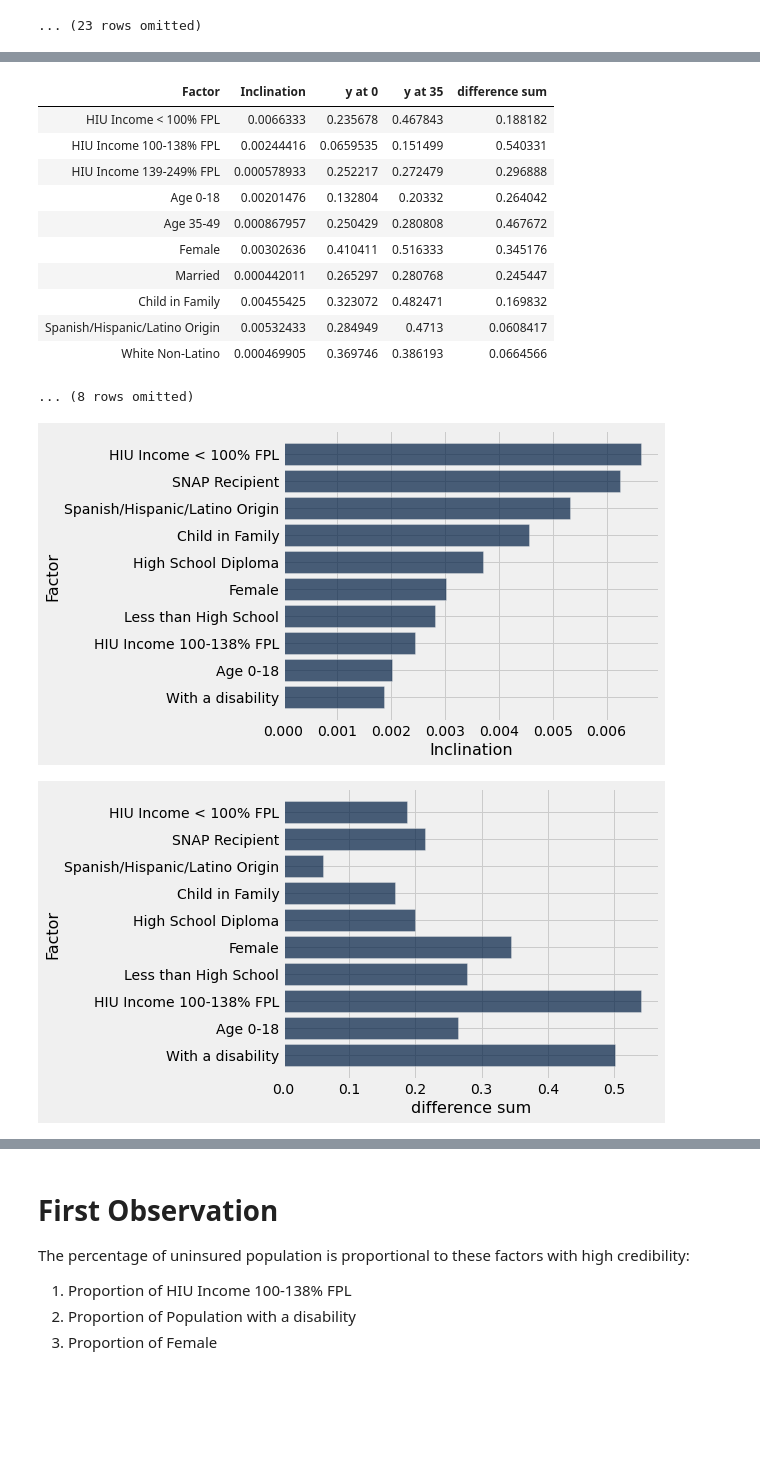
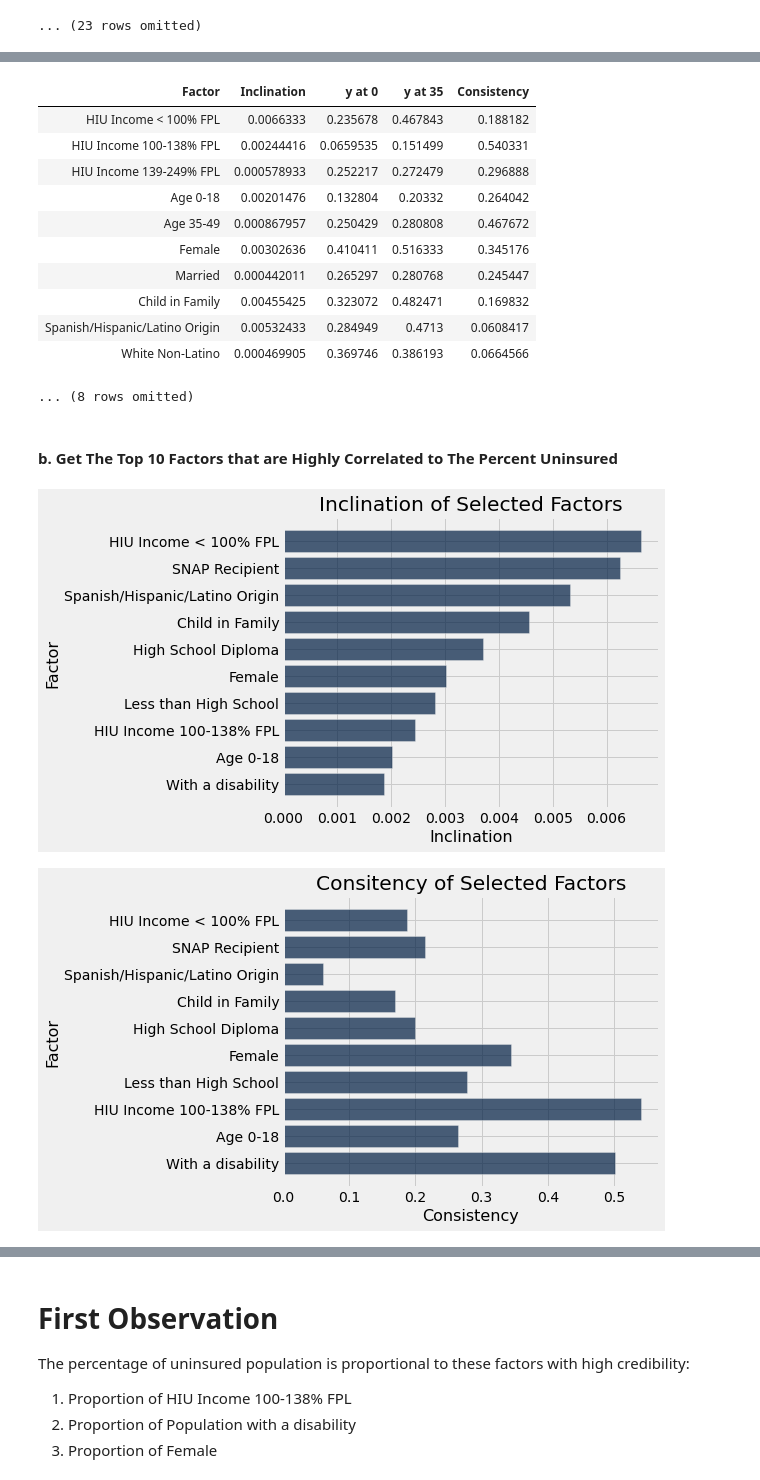
Before and after one commit to peter-h-wi/CDC_Website, a Jupyter notebook: dataAnalysis/CDC.ipynb, the cells around one changed output, grey strips where cells are left out. Drawn from its saved outputs; the diff is of its cells as text; code cells hidden in the pictures; blank space fills up the shorter version.

```diff
--- a/dataAnalysis/CDC.ipynb
+++ b/dataAnalysis/CDC.ipynb
@@ -113,2 +102,0 @@ def predict(col_name):
-# %%
-highest_total_in_percent.sort("Percent Uninsured", descending=True).take(np.arange(50)).column("Percent Uninsured").mean()
@@ -117,2 +102,0 @@ highest_total_in_percent.sort("Percent Uninsured", descending=True).take(np.aran
-# %%
-highest_total_in_percent.sort("Percent Uninsured", descending=False).take(np.arange(50)).column("Percent Uninsured").mean()
@@ -230,7 +218,7 @@ for factor_label in factors.column("Factor"):
     difference = abs(expected_value - actual_value)
     difference_sum = np.append(difference_sum, sum(difference))
 factors = factors.with_column(
-    "difference sum", 1/difference_sum
+    "Consistency", 1/difference_sum
 )
 factors
 # %% [output]
@@ -254,9 +247,8 @@ plots.title("Data Consistency - Higher is Better");
 # %%
-# get the inclination > 0
 inclination_over_0_factors = factors.where("Inclination", are.above(0))
 inclination_over_0_factors
 # %% [output]
-| Factor | Inclination | y at 0 | y at 35 | difference sum |
+| Factor | Inclination | y at 0 | y at 35 | Consistency |
 | HIU Income < 100% FPL | 0.0066333 | 0.235678 | 0.467843 | 0.188182 |
 | HIU Income 100-138% FPL | 0.00244416 | 0.0659535 | 0.151499 | 0.540331 |
 | HIU Income 139-249% FPL | 0.000578933 | 0.252217 | 0.272479 | 0.296888 |
@@ -268,10 +260,14 @@ inclination_over_0_factors
 | Spanish/Hispanic/Latino Origin | 0.00532433 | 0.284949 | 0.4713 | 0.0608417 |
 | White Non-Latino | 0.000469905 | 0.369746 | 0.386193 | 0.0664566 |
 ... (8 rows omitted)
+# %% [markdown]
+#### b. Get The Top 10 Factors that are Highly Correlated to The Percent Uninsured
 # %%
 top_10_high_correlation_factors = inclination_over_0_factors.sort("Inclination", descending = True).take(np.arange(10))
 top_10_high_correlation_factors.barh("Factor", "Inclination")
-top_10_high_correlation_factors.barh("Factor", "difference sum")
+plots.title("Inclination of Selected Factors")
+top_10_high_correlation_factors.barh("Factor", "Consistency")
+plots.title("Consitency of Selected Factors");
 # %% [output]
-[figure, old version]
+[figure, new version]
-[figure, old version]
+[figure, new version]
```
Also changed, not shown: parts of 22 cells of this notebook.
